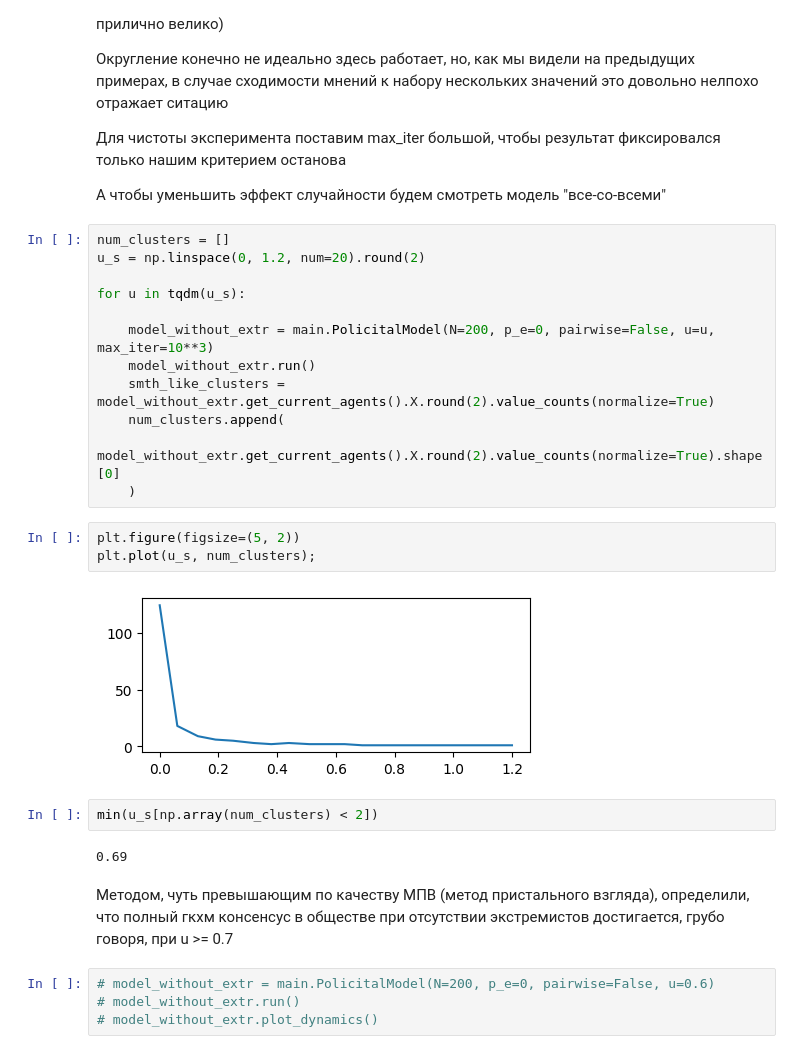
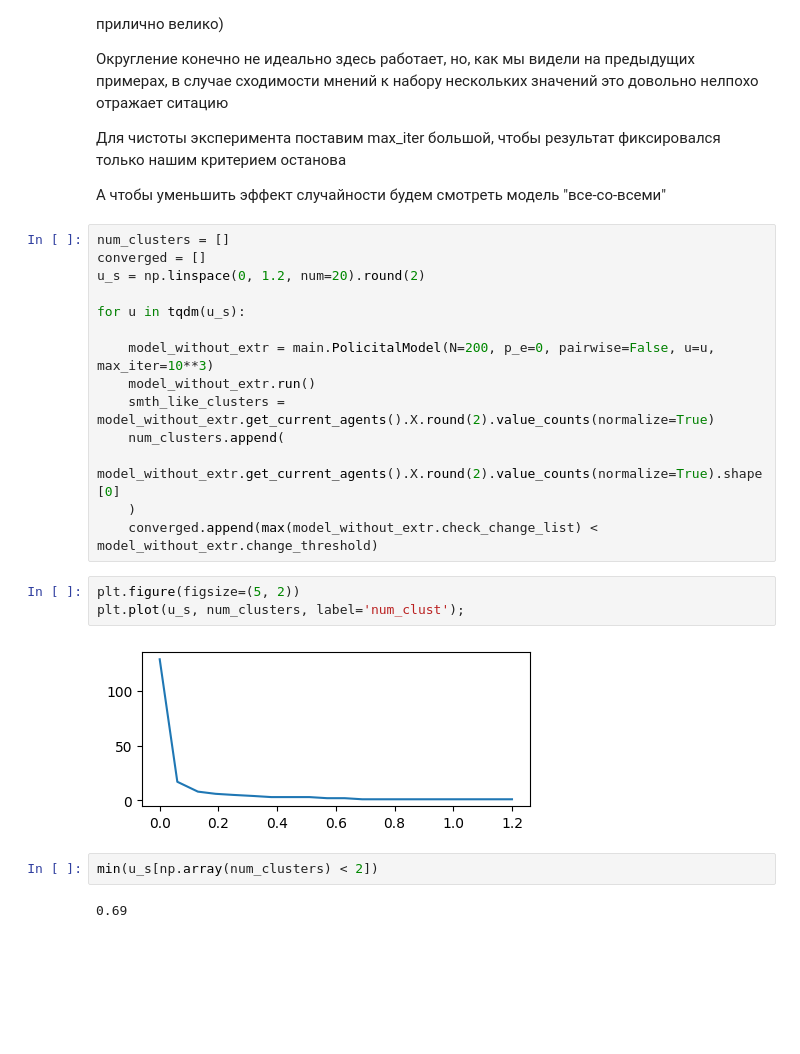
Before and after one commit to astatarinov/university, a Jupyter notebook: Simulation modeling/hw3/hw3_tatarinov.ipynb, the cells around one changed output. Cells and saved outputs as stored; diff of their text form; blank space fills up the shorter version.

```diff
--- a/Simulation modeling/hw3/hw3_tatarinov.ipynb
+++ b/Simulation modeling/hw3/hw3_tatarinov.ipynb
@@ -153,6 +156,7 @@ plt.show();
 А чтобы уменьшить эффект случайности будем смотреть модель "все-со-всеми"
 # %%
 num_clusters = []
+converged = []
 u_s = np.linspace(0, 1.2, num=20).round(2)
 
 for u in tqdm(u_s):
@@ -163,18 +167,13 @@ for u in tqdm(u_s):
     num_clusters.append(
         model_without_extr.get_current_agents().X.round(2).value_counts(normalize=True).shape[0]
     )
+    converged.append(max(model_without_extr.check_change_list) < model_without_extr.change_threshold)
 # %%
 plt.figure(figsize=(5, 2))
-plt.plot(u_s, num_clusters);
+plt.plot(u_s, num_clusters, label='num_clust');
 # %% [output]
-[figure, old version]
+[figure, new version]
 # %%
 min(u_s[np.array(num_clusters) < 2])
 # %% [output]
 0.69
-# %% [markdown]
-Методом, чуть превышающим по качеству МПВ (метод пристального взгляда), определили, что полный гкхм консенсус в обществе при отсутствии экстремистов достигается, грубо говоря, при u >= 0.7
-# %%
-# model_without_extr = main.PolicitalModel(N=200, p_e=0, pairwise=False, u=0.6)
-# model_without_extr.run()
-# model_without_extr.plot_dynamics()
```
Also changed, not shown: parts of 79 cells of this notebook, 8 other files.
